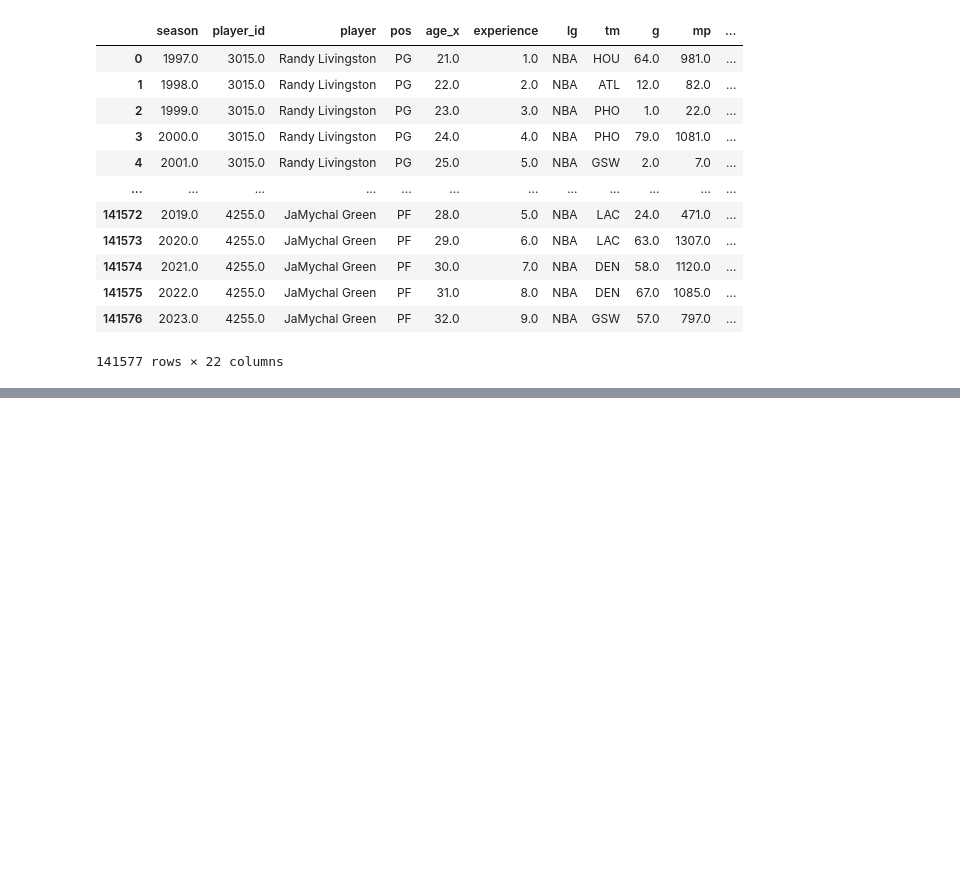
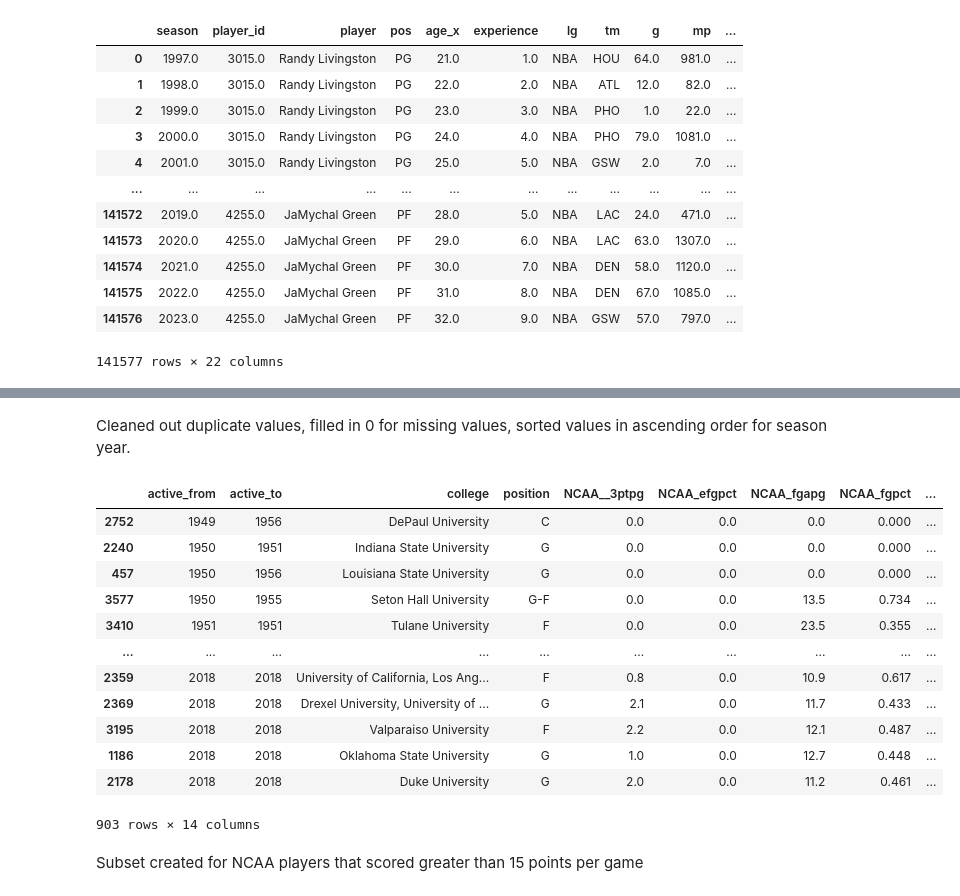
Before and after one commit to lexborrero7/cs176_project, a Jupyter notebook: Project1-Data Wrangling-Copy1.ipynb, the cells around one changed output, grey strips where cells are left out. Cells and saved outputs as stored; diff of their text form; code cells hidden in the pictures; blank space fills up the shorter version.

```diff
--- a/Project1-Data Wrangling-Copy1.ipynb
+++ b/Project1-Data Wrangling-Copy1.ipynb
@@ -237,0 +269,23 @@ display(combined_df)
+# %% [markdown]
+Cleaned out duplicate values, filled in 0 for missing values, sorted values in ascending order for season year.
+# %%
+#subset college_df for players with greater than 15 ppg
+
+best_ncaa_players_df = college_df[(college_df['NCAA_ppg'] > 15)]
+display(best_ncaa_players_df)
+# %% [output]
+|  | active_from | active_to | college | position | NCAA__3ptpg | NCAA_efgpct | NCAA_fgapg | NCAA_fgpct | ... |
+| 2752 | 1949 | 1956 | DePaul University | C | 0.0 | 0.0 | 0.0 | 0.000 | ... |
+| 2240 | 1950 | 1951 | Indiana State University | G | 0.0 | 0.0 | 0.0 | 0.000 | ... |
+| 457 | 1950 | 1956 | Louisiana State University | G | 0.0 | 0.0 | 0.0 | 0.000 | ... |
+| 3577 | 1950 | 1955 | Seton Hall University | G-F | 0.0 | 0.0 | 13.5 | 0.734 | ... |
+| 3410 | 1951 | 1951 | Tulane University | F | 0.0 | 0.0 | 23.5 | 0.355 | ... |
+| ... | ... | ... | ... | ... | ... | ... | ... | ... | ... |
+| 2359 | 2018 | 2018 | University of California, Los Ang... | F | 0.8 | 0.0 | 10.9 | 0.617 | ... |
+| 2369 | 2018 | 2018 | Drexel University, University of ... | G | 2.1 | 0.0 | 11.7 | 0.433 | ... |
+| 3195 | 2018 | 2018 | Valparaiso University | F | 2.2 | 0.0 | 12.1 | 0.487 | ... |
+| 1186 | 2018 | 2018 | Oklahoma State University | G | 1.0 | 0.0 | 12.7 | 0.448 | ... |
+| 2178 | 2018 | 2018 | Duke University | G | 2.0 | 0.0 | 11.2 | 0.461 | ... |
+903 rows × 14 columns
+# %% [markdown]
+Subset created for NCAA players that scored greater than 15 points per game
```
Also changed, not shown: parts of 3 cells of this notebook.
